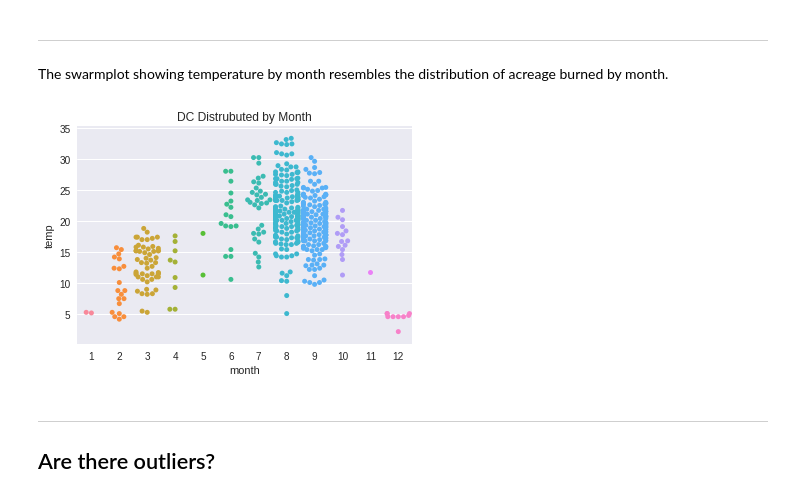
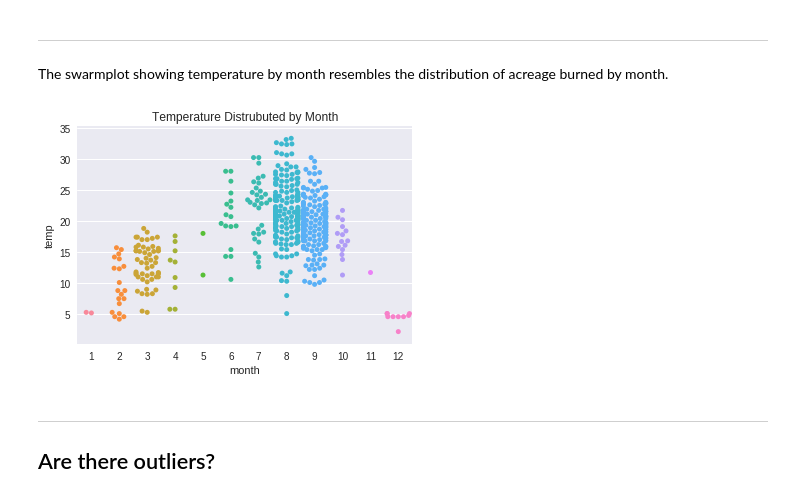
Before and after one commit to davidjwatts/portuguese_fires, a Jupyter notebook: Data_Story.ipynb, the cells around one changed output. Drawn from its saved outputs; the diff is of its cells as text; code cells hidden in the pictures.

```diff
--- a/Data_Story.ipynb
+++ b/Data_Story.ipynb
@@ -163,11 +163,11 @@ The swarmplot showing temperature by month resembles the distribution of acreage
 # %%
 # Area broken down by temperature
 
 sns.swarmplot(x='month',y='temp',data=fires)
-plt.title("DC Distrubuted by Month")
+plt.title("Temperature Distrubuted by Month")
 plt.show()
 # %% [output]
-[figure, old version]
+[figure, new version]
 # %% [markdown]
 ___
 ## Are there outliers?
```
Also changed, not shown: parts of 1 cell of this notebook, 6 other files.
